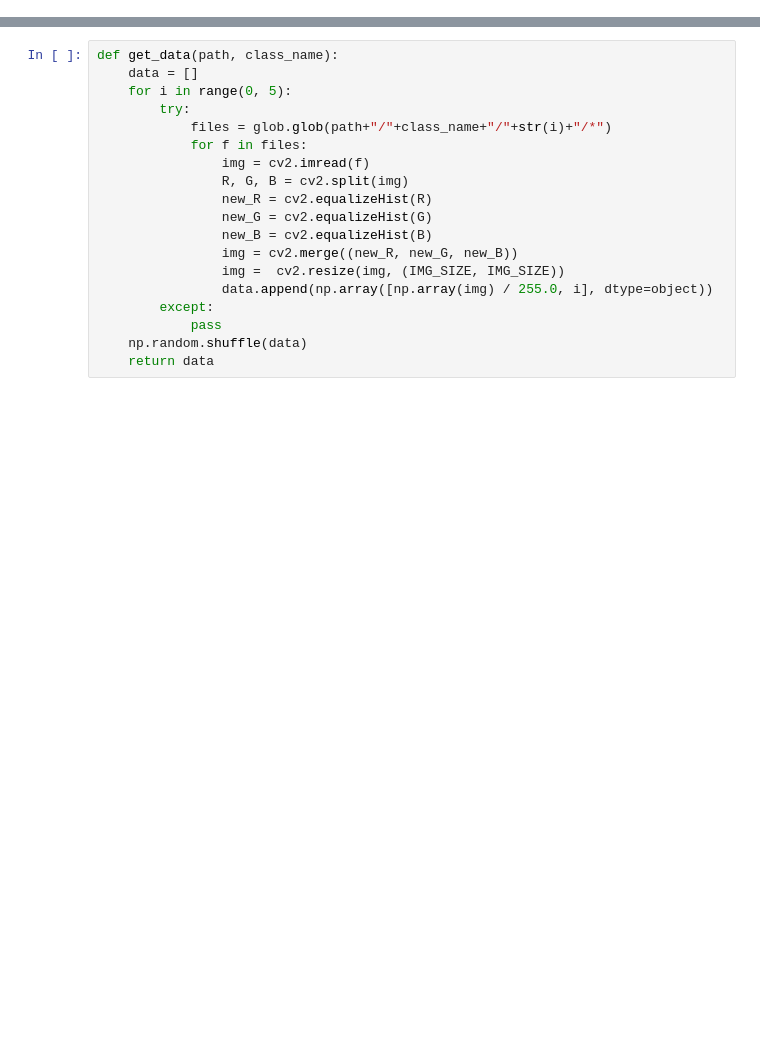
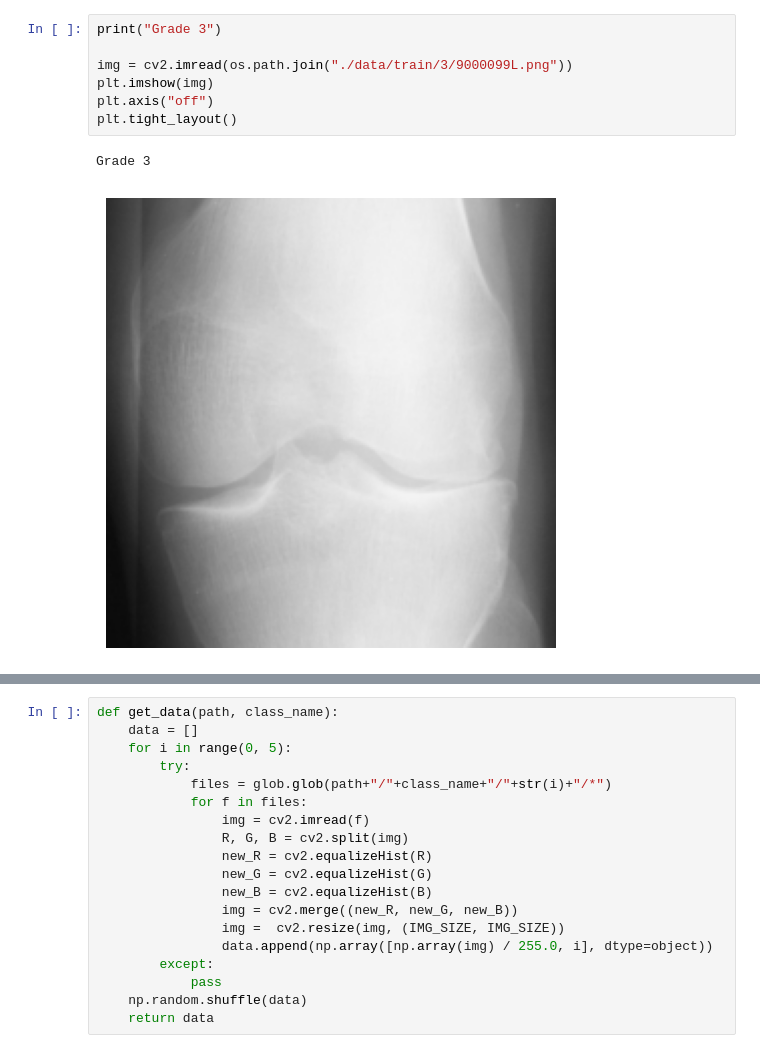
Before and after one commit to gaganv33/ml_flask_backend, a Jupyter notebook: notebook2.ipynb, the cells around one changed output, grey strips where cells are left out. Cells and saved outputs as stored; diff of their text form; blank space fills up the shorter version.

```diff
--- a/notebook2.ipynb
+++ b/notebook2.ipynb
@@ -7,0 +90,10 @@ IMG_SIZE = 112
+# %%
+print("Grade 3")
+
+img = cv2.imread(os.path.join("./data/train/3/9000099L.png"))
+plt.imshow(img)
+plt.axis("off")
+plt.tight_layout()
+# %% [output]
+Grade 3
+[figure, added]
```
Also changed, not shown: parts of 41 cells of this notebook, 1 other file.
